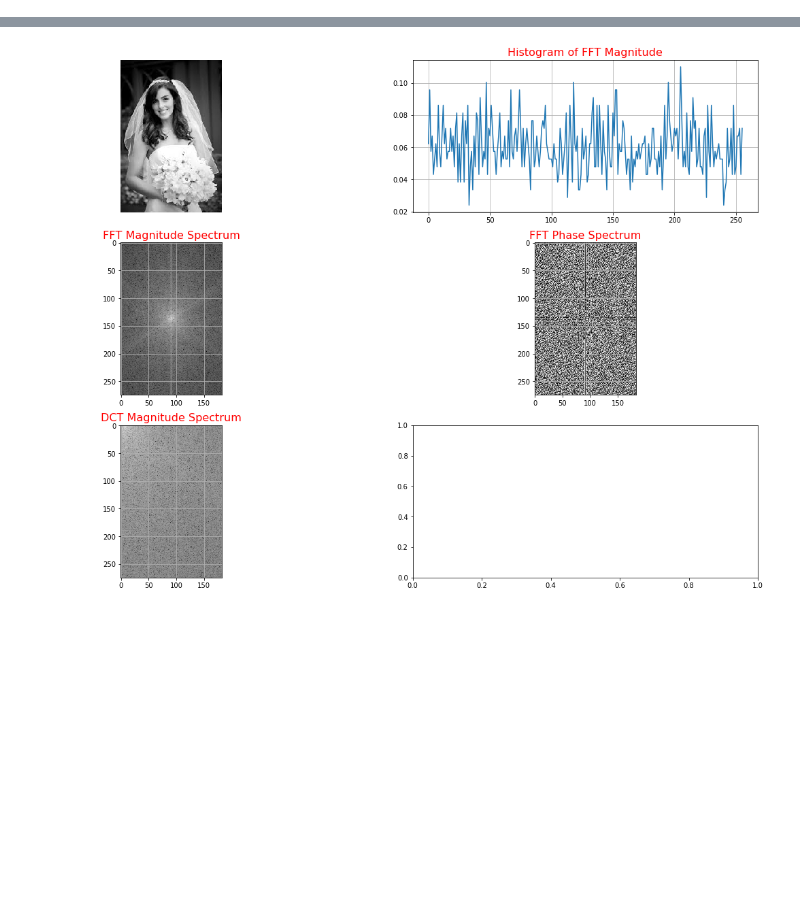
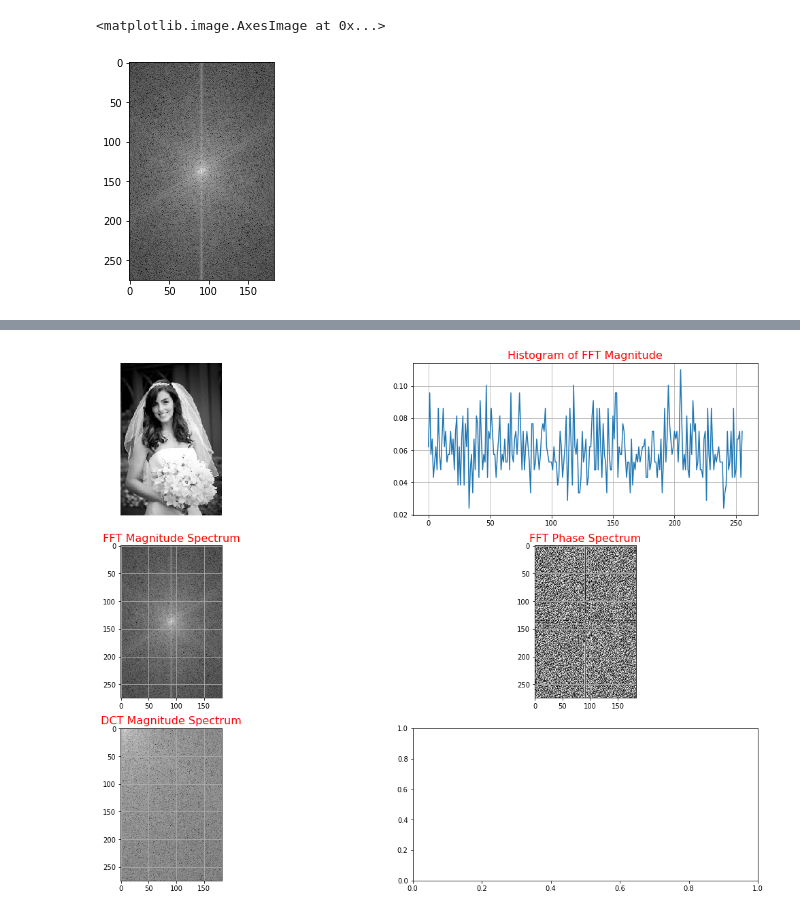
Before and after one commit to EfforiaKnight/CourseCV, a Jupyter notebook: Week4.ipynb, the cells around one changed output, grey strips where cells are left out. Drawn from its saved outputs; the diff is of its cells as text; code cells hidden in the pictures; blank space fills up the shorter version.

```diff
--- a/Week4.ipynb
+++ b/Week4.ipynb
@@ -20,3 +20,12 @@ dct_magnitude_spectrum = 20 * np.log(np.abs(dct))
 # %%
 hist = cv2.calcHist([magnitude_spectrum], [0], None, [256], [0, 256])
 hist = cv2.normalize(hist, hist)
+# %%
+imfft = np.fft.fft2(img)
+mags = np.abs(np.fft.fftshift(imfft))
+visual = np.log(mags)
+visual2 = (visual - visual.min()) / (visual.max() - visual.min())*255
+plt.imshow(visual2.astype(np.uint8), cmap='gray')
+# %% [output]
+<matplotlib.image.AxesImage at 0x...>
+[figure, added]
```
Also changed, not shown: parts of 2 cells of this notebook, 6 other files.
